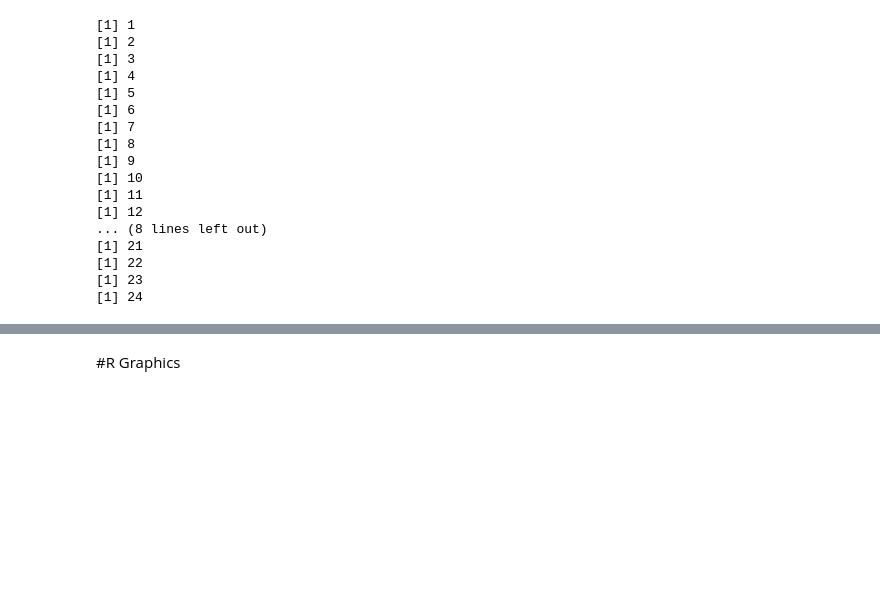
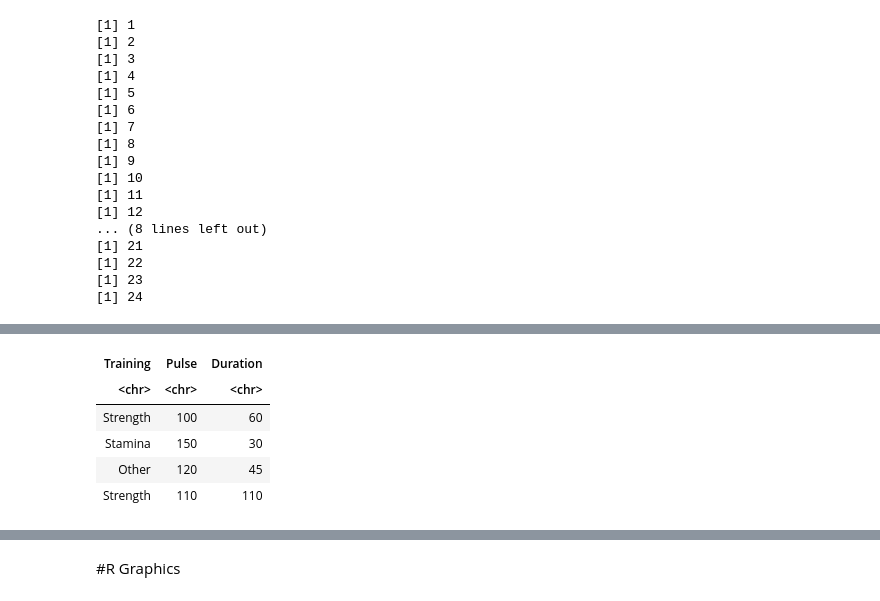
Before and after one commit to hyelim-kim1028/lab_R, a Jupyter notebook: W3school_R.ipynb, the cells around one changed output, grey strips where cells are left out. Cells and saved outputs as stored; diff of their text form; code cells hidden in the pictures; blank space fills up the shorter version.

```diff
--- a/W3school_R.ipynb
+++ b/W3school_R.ipynb
@@ -1149,0 +1146,89 @@ for (x in multiarray) {
+# %%
+# R Data Frames
+# format: table
+# character, numeric or logical,
+# data.frame()
+
+# Create a data frame
+Data_Frame <- data.frame(
+  Training = c("Strength", "Stamina", "Other"), # chr
+  Pulse = c(100, 150, 120), #dbl
+  Duration = c(60,30,45) #dbl
+)
+
+Data_Frame
+
+# Summarize the Data
+# summary() # summarize the data from a Data Frame
+
+Data_Frame <- data.frame(
+  Training = c("Strength", "Stamina", "Other"),
+  Pulse = c(100, 150, 120),
+  Duration = c(60, 30, 45)
+)
+
+Data_Frame
+summary(Data_Frame)
+
+# Access Items
+Data_Frame[1] # first column # table format
+Data_Frame[["Training"]] # elements in list(?) format
+Data_Frame$Training # same as above
+
+# Add Rows
+# rbind() # add new rows in df
+New_row_DF <- rbind(Data_Frame, c("Strength", 110, 110))
+New_row_DF
+
+# Add Columns
+# cbind() # add new columns in df
+New_col_DF <- cbind(Data_Frame, Steps = c(1000, 6000, 2000))
+New_col_DF
+
+# Remove rows and columns
+Data_Frame #for checking
+Data_Frame_New <- Data_Frame[-c(1), -c(1)]
+Data_Frame_New
+
+# Amount of Rows and Columns
+dim(Data_Frame) # 3-3
+ncol(Data_Frame) # 3
+nrow(Data_Frame) # 3
+
+# Data Frame Length
+# length() : the number of columns in a DF ~ ncol()
+length(Data_Frame) #3
+
+# Combining Data Frame
+
+# rbind()
+Data_Frame1 <- data.frame(
+  Training = c("Strength", "Stamina",  "Other"),
+  Pulse = c(100, 150,120),
+  Duration = c(60, 30, 45)
+)
+
+Data_Frame2 <- data.frame(
+  Training = c("Strength", "Stamina", "Other"),
+  Pulse = c(140, 150, 160),
+  Duration = c(30, 30, 20)
+)
+
+New_Data_Frame12 <- rbind(Data_Frame1, Data_Frame2)
+New_Data_Frame12
+
+# cbind()
+Data_Frame3 <- data.frame(
+  Training = c("Strength", "Stamina", "Other"),
+  Pulse = c(100, 150, 120),
+  Duration = c(60, 30, 45)
+)
+
+Data_Frame4 <- data.frame(
+  Steps = c(3000, 6000, 2000),
+  Calories = c(300, 400, 300)
+)
+
+New_Data_Frame34 <- cbind(Data_Frame3, Data_Frame4)
+New_Data_Frame34
+# %% [output]
@@ -1149,0 +1263,6 @@ for (x in multiarray) {
+| Training | Pulse | Duration |
+| <chr> | <chr> | <chr> |
+| Strength | 100 | 60 |
+| Stamina | 150 | 30 |
+| Other | 120 | 45 |
+| Strength | 110 | 110 |
```
Also changed, not shown: parts of 4 cells of this notebook.
